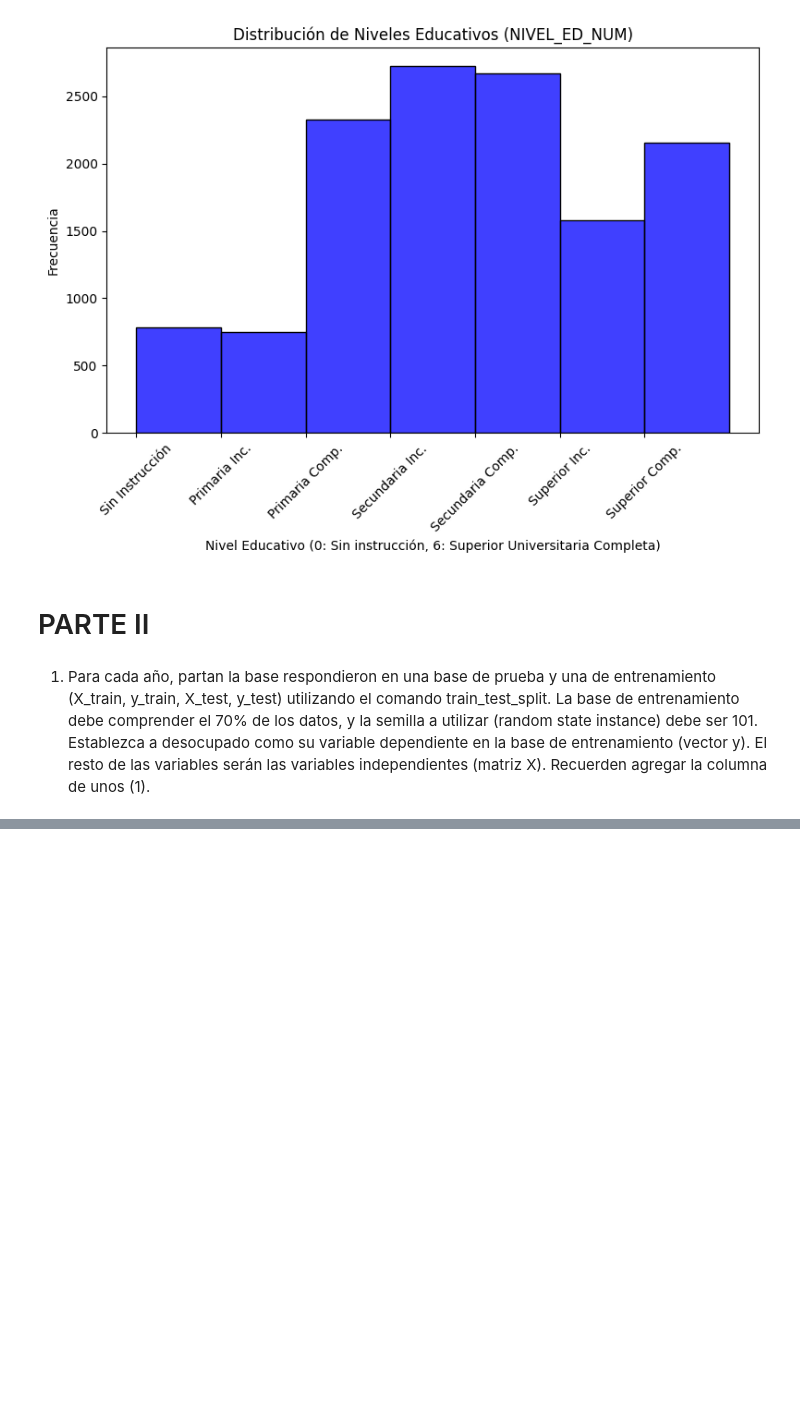
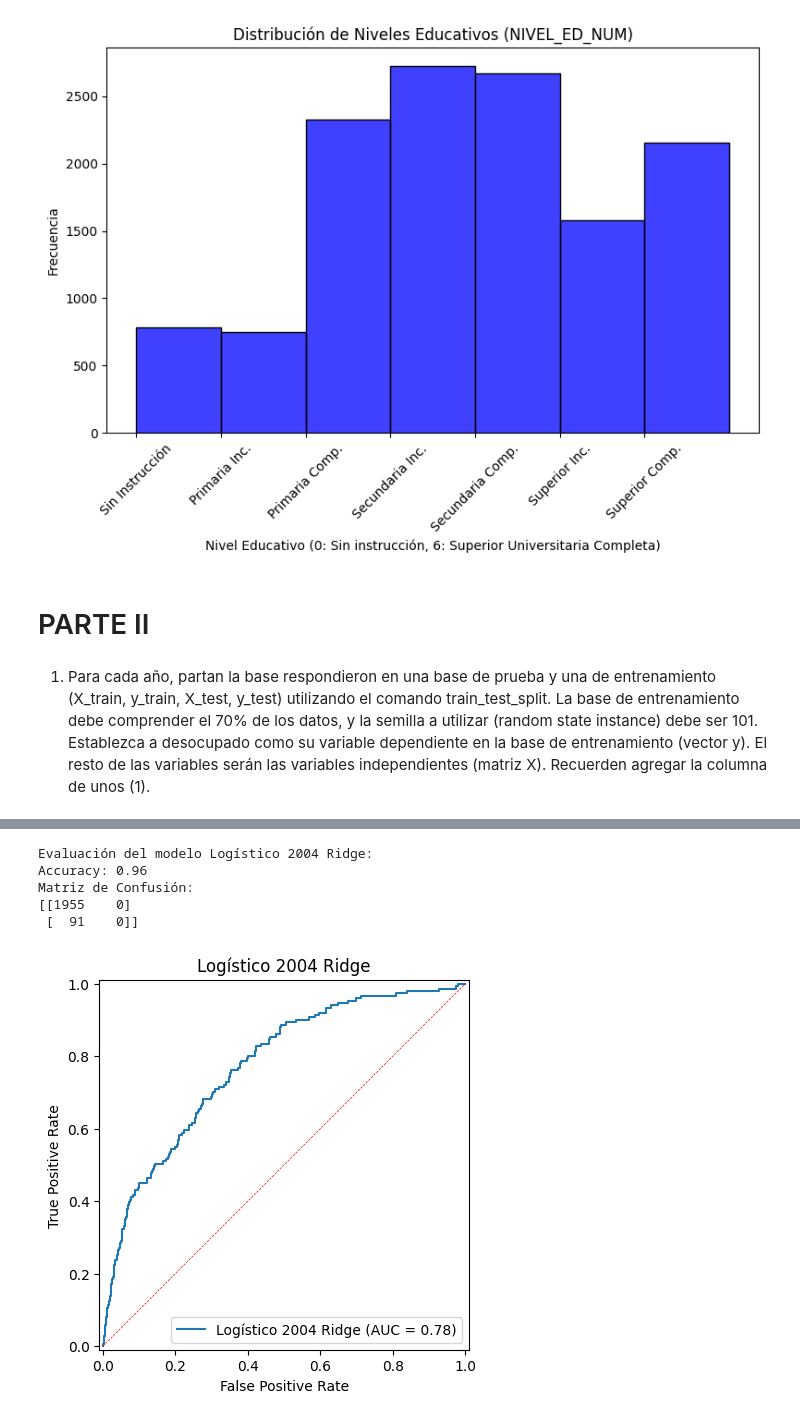
Before and after one commit to fstrejilevich/CC408-T2-5, a Jupyter notebook: TP4/TP4Cs.ipynb, the cells around one changed output, grey strips where cells are left out. Cells and saved outputs as stored; diff of their text form; code cells hidden in the pictures; blank space fills up the shorter version.

```diff
--- a/TP4/TP4Cs.ipynb
+++ b/TP4/TP4Cs.ipynb
@@ -794,0 +967,26 @@ xtrain2004, xtest2004, ytrain2004, ytest2004 = train_test_split(x2004, y2004, te
+# %%
+# Evaluación del modelo Logístico 2004 Ridge
+y_pred_log2004 = modelo_l2_04.predict(xtest2004)
+y_pred_prob2004 = modelo_l2_04.predict_proba(xtest2004)[:, 1]
+accuracy_log2004 = accuracy_score(ytest2004, y_pred_log2004)
+conf_matrix_log2004 = confusion_matrix(ytest2004, y_pred_log2004)
+fpr_log2004, tpr_log2004, _ = roc_curve(ytest2004, y_pred_prob2004)
+roc_auc_log2004 = roc_auc_score(ytest2004, y_pred_prob2004)
+
+print("Evaluación del modelo Logístico 2004 Ridge:")
+print(f'Accuracy: {accuracy_log2024:.2f}')
+print('Matriz de Confusión:')
+print(conf_matrix_log2024)
+
+display = RocCurveDisplay(fpr=fpr_log2004, tpr=tpr_log2004, roc_auc=roc_auc_log2004, estimator_name='Logístico 2004 Ridge')
+display.plot()
+plt.title('Logístico 2004 Ridge')
+plt.plot([0, 1], [0, 1], color='red', linestyle='--', linewidth=.5)
+plt.show()
+# %% [output]
+Evaluación del modelo Logístico 2004 Ridge:
+Accuracy: 0.96
+Matriz de Confusión:
+[[1955    0]
+ [  91    0]]
+[figure, added]
```
Also changed, not shown: parts of 40 cells of this notebook.
